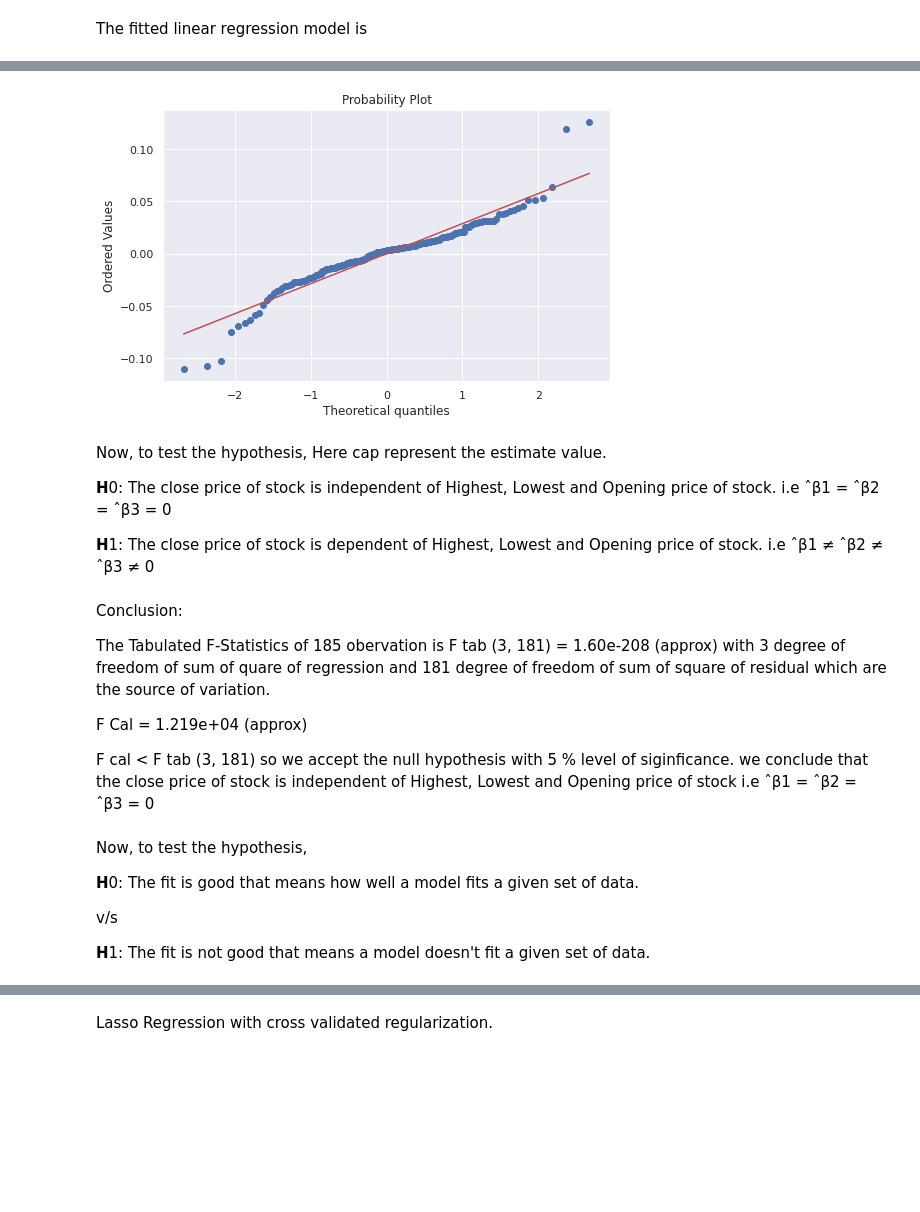
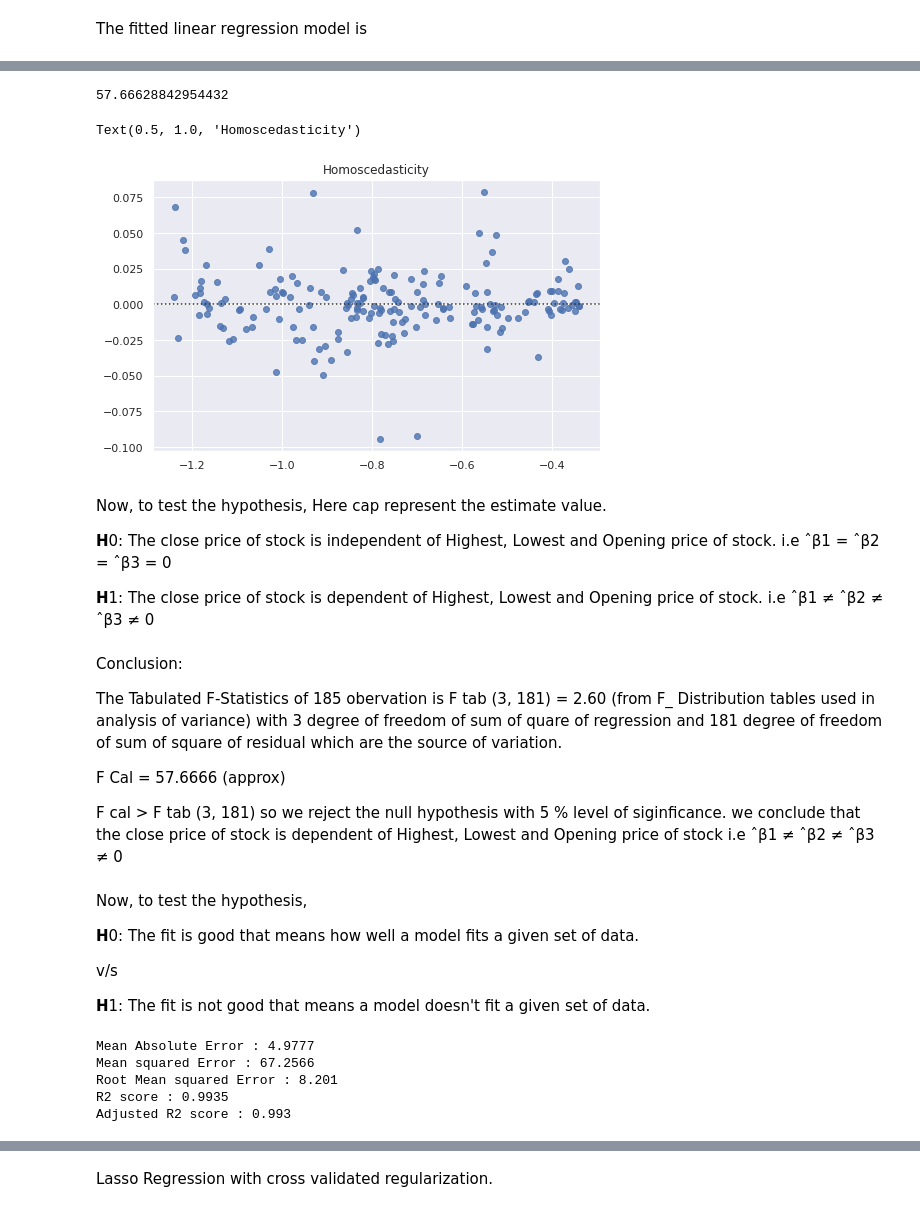
Before and after one commit to wankhede10swapnil/Yes-Bank-Stock-Closing-Price-Prediction, a Jupyter notebook: Yes_Bank_Stock_Closing_Price_Prediction_Swapnil_Wankhede.ipynb, the cells around one changed output, grey strips where cells are left out. Drawn from its saved outputs; the diff is of its cells as text; code cells hidden in the pictures; blank space fills up the shorter version.

```diff
--- a/Yes_Bank_Stock_Closing_Price_Prediction_Swapnil_Wankhede.ipynb
+++ b/Yes_Bank_Stock_Closing_Price_Prediction_Swapnil_Wankhede.ipynb
@@ -385,8 +402,7 @@ from sklearn.metrics import r2_score
 from sklearn.metrics import mean_squared_error
 
 regressor = LinearRegression()
-model =regressor.fit(x_train, y_train)
-model
+regressor.fit(x_train, y_train)
 # %% [output]
 LinearRegression()
 # %%
@@ -404,4 +420,5 @@ array([ 0.35313554, -0.23726139,  0.30870707])
 # %% [markdown]
 The fitted linear regression model is
 # %%
-y_pred = regressor.predict(x_test)
+y_pred=regressor.predict(x_test)
+y_predx = regressor.predict(x)
@@ -466,7 +425,3 @@ Text(0.5, 1.0, 'Homoscedasticity')
-# %%
-# To check Normality of errors/residuals
-import scipy.stats as stats
-stats.probplot(resid, dist = 'norm',  plot = plt)
-plt.show()
-# %% [output]
-[figure, removed]
+# %%
+df = pd.DataFrame({'Actual': y, "Predicted":y_predx})
+residual = np.subtract(df['Actual'], df['Predicted'])
@@ -473,3 +434,15 @@ plt.show()
+# %%
+F_statistic = msr/mse   # F statistic
+F_statistic
+# %% [output]
+57.66628842954432
+# %%
+# To check the Homoscedasticity.
+sns.residplot(residual, y_predx)
+plt.title('Homoscedasticity')
+# %% [output]
+Text(0.5, 1.0, 'Homoscedasticity')
+[figure, added]
 # %% [markdown]
 Now, to test the hypothesis, Here cap represent the estimate value.
 
@@ -479,11 +452,11 @@ Now, to test the hypothesis, Here cap represent the estimate value.
 # %% [markdown]
 Conclusion:
 
-The Tabulated F-Statistics of 185 obervation  is F tab (3, 181) = 1.60e-208 (approx) with 3 degree of freedom of sum of quare of regression and 181 degree of freedom of sum of square of residual which are the source of variation.
+The Tabulated F-Statistics of 185 obervation  is F tab (3, 181) = 2.60 (from F_ Distribution tables used in analysis of variance) with 3 degree of freedom of sum of quare of regression and 181 degree of freedom of sum of square of residual which are the source of variation.
 
-F Cal = 1.219e+04 (approx)
+F Cal = 57.6666 (approx)
 
-F cal < F tab (3, 181) so we accept the null hypothesis with 5 % level of siginficance. we conclude that the close price of stock is independent of Highest, Lowest and Opening price of stock i.e ˆβ1 = ˆβ2 = ˆβ3 = 0
+F cal > F tab (3, 181) so we reject the null hypothesis with 5 % level of siginficance. we conclude that the close price of stock is dependent of Highest, Lowest and Opening price of stock i.e ˆβ1 ≠ ˆβ2 ≠ ˆβ3 ≠ 0
 # %% [markdown]
 Now, to test the hypothesis,
 
@@ -512,6 +485,12 @@ print(f"R2 score : {R2_linear}")
 
 Adjusted_R2_linear = round(1-(1-r2_score(10**y_test,10**y_pred))*((x_test.shape[0]-1)/(x_test.shape[0]-x_test.shape[1]-1)),3)
 print(f"Adjusted R2 score : {Adjusted_R2_linear}")
+# %% [output]
+Mean Absolute Error : 4.9777
+Mean squared Error : 67.2566
+Root Mean squared Error : 8.201
+R2 score : 0.9935
+Adjusted R2 score : 0.993
 # %% [markdown]
 Conclusion:
 
```
Also changed, not shown: parts of 24 cells of this notebook.
